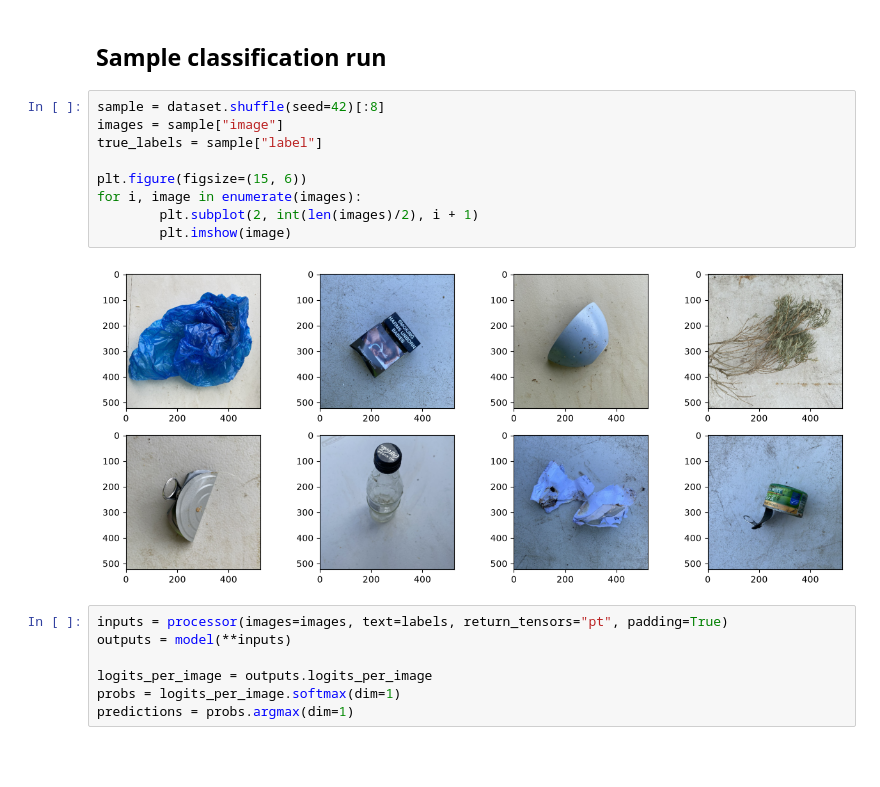
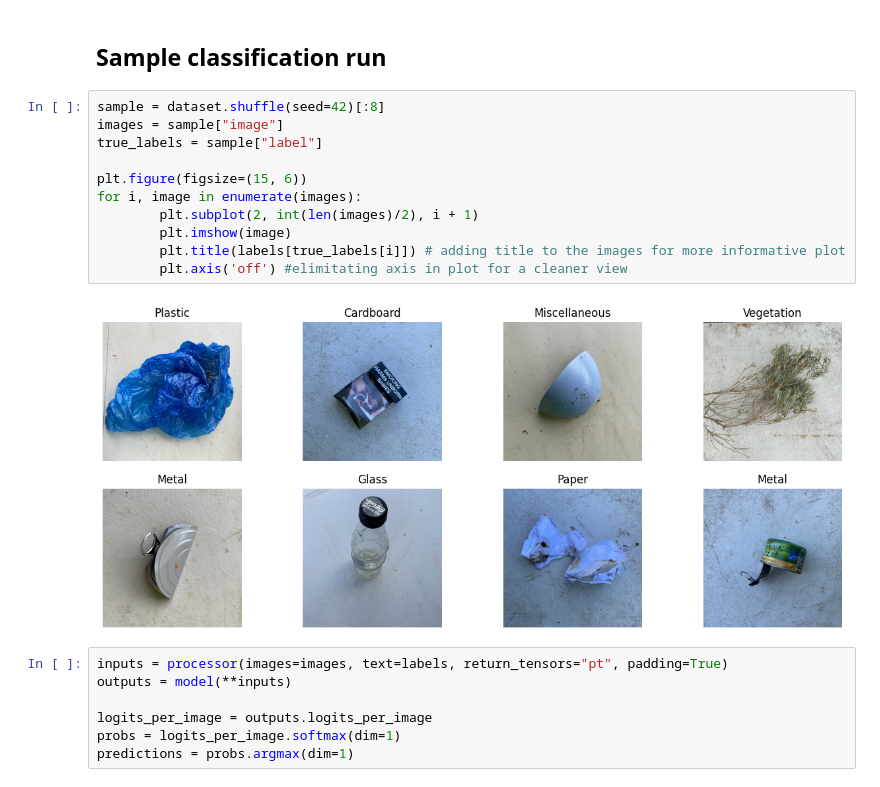
Before and after one commit to Nello-pn/trashCLIP, a Jupyter notebook: CLIP_RealWaste.ipynb, the cells around one changed output. Saved outputs shown, nothing was run; the diff lists cells and outputs as text; blank space fills up the shorter version.

Commit message:
Image Visualization and Trad Machine Learning DF

```diff
--- a/CLIP_RealWaste.ipynb
+++ b/CLIP_RealWaste.ipynb
@@ -29,14 +29,16 @@ model = CLIPModel.from_pretrained("openai/clip-vit-base-patch32")
 # %%
 sample = dataset.shuffle(seed=42)[:8]
 images = sample["image"]
 true_labels = sample["label"]
 
 plt.figure(figsize=(15, 6))
 for i, image in enumerate(images):
         plt.subplot(2, int(len(images)/2), i + 1)
         plt.imshow(image)
+        plt.title(labels[true_labels[i]]) # adding title to the images for more informative plot
+        plt.axis('off') #elimitating axis in plot for a cleaner view
 # %% [output]
-[figure, old version]
+[figure, new version]
 # %%
 inputs = processor(images=images, text=labels, return_tensors="pt", padding=True)
 outputs = model(**inputs)
```
Also changed, not shown: parts of 3 cells of this notebook.
